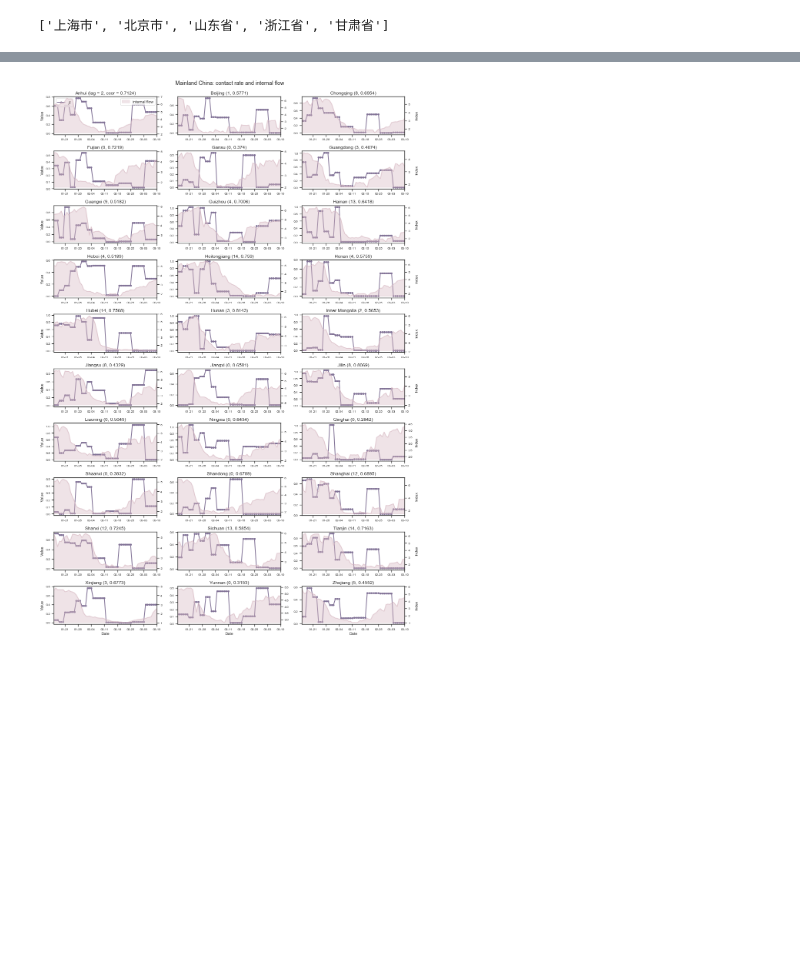
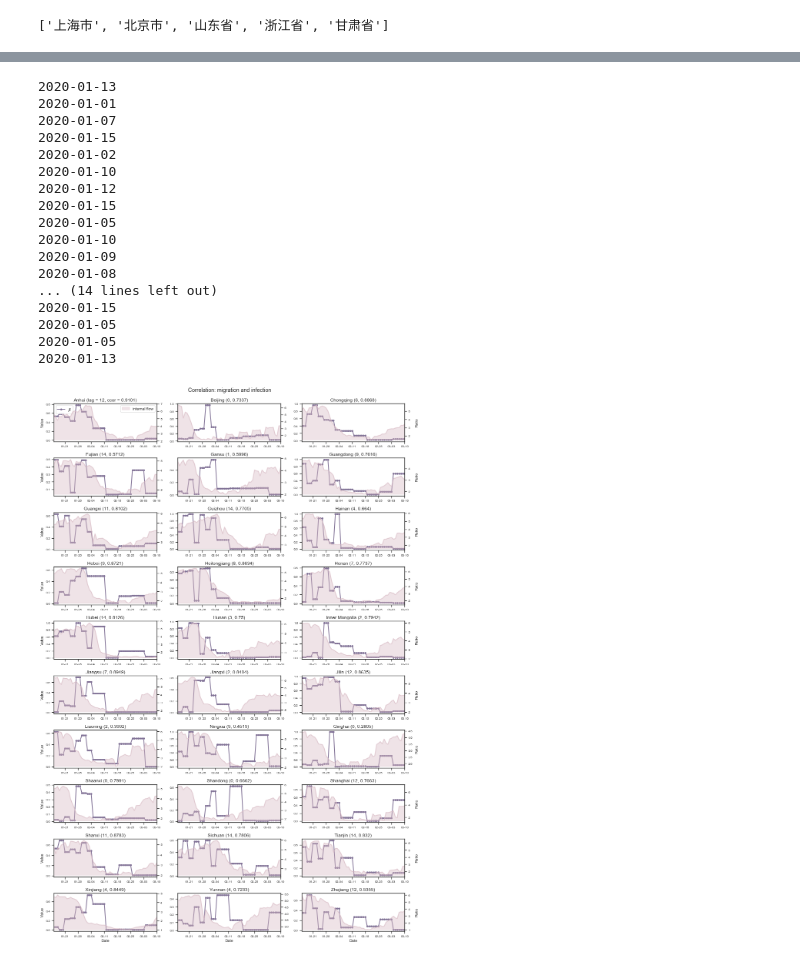
Before and after one commit to fudab/China-COVID-19-mobility, a Jupyter notebook: scripts/model.ipynb, the cells around one changed output, grey strips where cells are left out. Drawn from its saved outputs; the diff is of its cells as text; code cells hidden in the pictures; blank space fills up the shorter version.

```diff
--- a/scripts/model.ipynb
+++ b/scripts/model.ipynb
@@ -71,6 +80,17 @@ def load_ind_simulation_raw_mxx_recursive(repetition):
         df_parameters_list.append(df_parameters_single)
         df_estimation_list.append(df_estimation_single)
     return df_parameters_list, df_estimation_list
+#
+def load_ind_simulation_raw_mxxr(repetition):
+    _Data_PATH_MXXR_ = './data/parameters_mxxr_' + str(repetition) + '/'
+    df_parameters_list = []
+    df_estimation_list = []
+    for name in names_province:
+        df_parameters_single = pd.read_csv(_Data_PATH_MXXR_ + name + '_mparameters.csv')
+        df_estimation_single = pd.read_csv(_Data_PATH_MXXR_ + name + '_mestimation.csv')
+        df_parameters_list.append(df_parameters_single)
+        df_estimation_list.append(df_estimation_single)
+    return df_parameters_list, df_estimation_list
 # %%
 # Calcuate the standard errors of parameters (from script: utils_parameters)
 # reference: Dueling biological and social contagions, Feng Fu
@@ -829,7 +1074,8 @@ def figure_parameters_if(df_mparameters_list, df_mestimation_list,
         df_if_single = df_if[df_if['province_name_en'] == names_province[i]].copy()
         df_if_single = df_if_single[df_if_single['update_date'] >= datetime.date(int(2020),int(1),int(1))]
         df_if_single = df_if_single.reset_index(drop=True)
-        df_if_single['update_date'] = df_if_single['update_date'] + timedelta(days=lag)
+        df_if_single['update_date'] = df_if_single['update_date'] + timedelta(days = lag)
+        print(min(df_if_single['update_date']))
         df_if_single = df_if_single[(df_if_single['update_date'] >= min(df_bgs.update_date)) & (df_if_single['update_date'] <= max(df_bgs.update_date))]
         df_if_single = df_if_single.reset_index(drop=True)
 
@@ -845,7 +1091,7 @@ def figure_parameters_if(df_mparameters_list, df_mestimation_list,
         ax_twin.tick_params(axis = 'both', which = 'major', labelsize = fs - 4)
         ax_twin.tick_params(axis = 'both', which = 'minor', labelsize = fs - 4)
         if i % ncol == ncol - 1:
-            ax_twin.set_ylabel('Index', fontsize = fs - 2)
+            ax_twin.set_ylabel('Ratio', fontsize = fs - 2)
 
         ax_twin.get_yaxis().set_label_coords(1.1, 0.5)
 
@@ -884,0 +1129,5 @@ df_mparameters_list, df_mestimation_list = load_ind_simulation_raw_mxx_recursive
+# %%
+rep = 40
+df_mparameters_list_o, df_mestimation_list_o = load_ind_simulation_raw_mxx_recursive(rep)
+rep = 40
+df_mparameters_list, df_mestimation_list = load_ind_simulation_raw_mxxr(rep)
@@ -961,9 +1259,26 @@ data_if_city, data_if_province = load_if_raw()
 # %%
 date_tr = datetime.date(int(2020),int(3),int(10))
 # ndays: only keep the data of the first ndays
 figure_parameters_if(df_mparameters_list, df_mestimation_list,
                      data_if_province, names_province, date_tr, ndays = 56,
                      fsize = (7, 2), ncol = 3, ms = 4, fs = 12,
-                     title = 'Mainland China: contact rate and internal flow', country = 'China', top = False)
+                     title = 'Correlation: migration and infection', country = 'China', top = False)
 # %% [output]
+2020-01-13
+2020-01-01
+2020-01-07
+2020-01-15
+2020-01-02
+2020-01-10
+2020-01-12
+2020-01-15
+2020-01-05
+2020-01-10
+2020-01-09
+2020-01-08
+... (14 lines left out)
+2020-01-15
+2020-01-05
+2020-01-05
+2020-01-13
-[figure, old version]
+[figure, new version]
```
Also changed, not shown: parts of 27 cells of this notebook.
